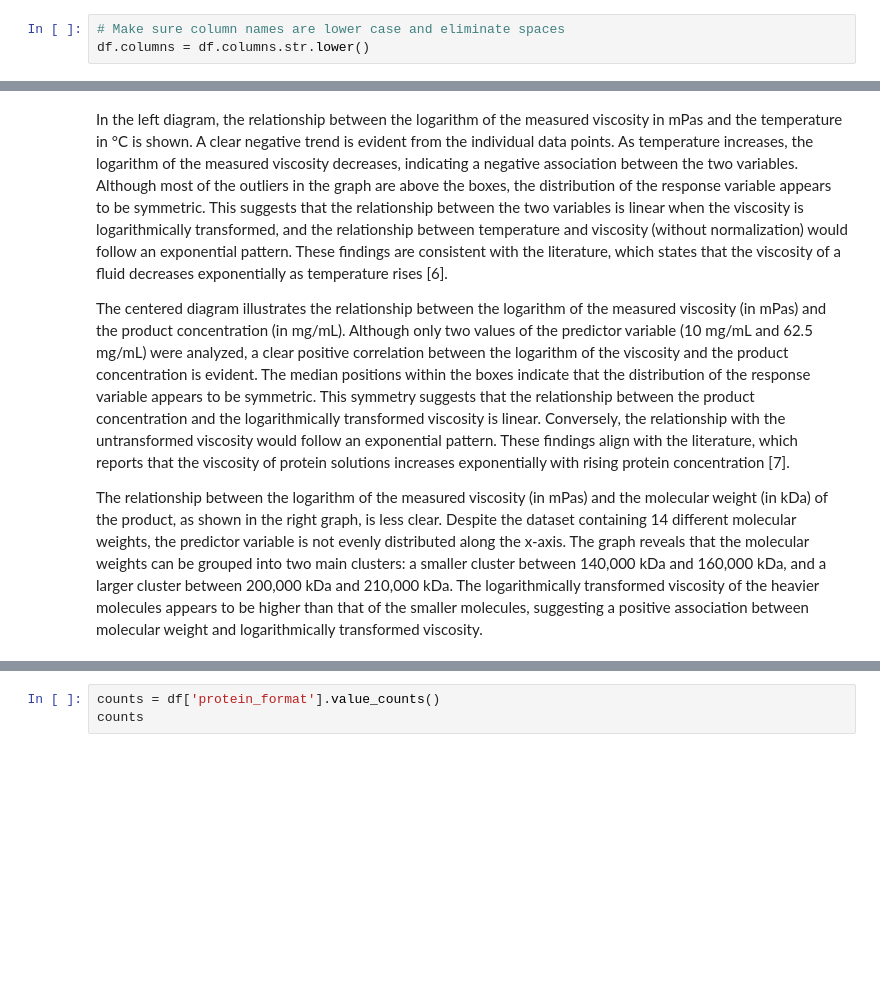
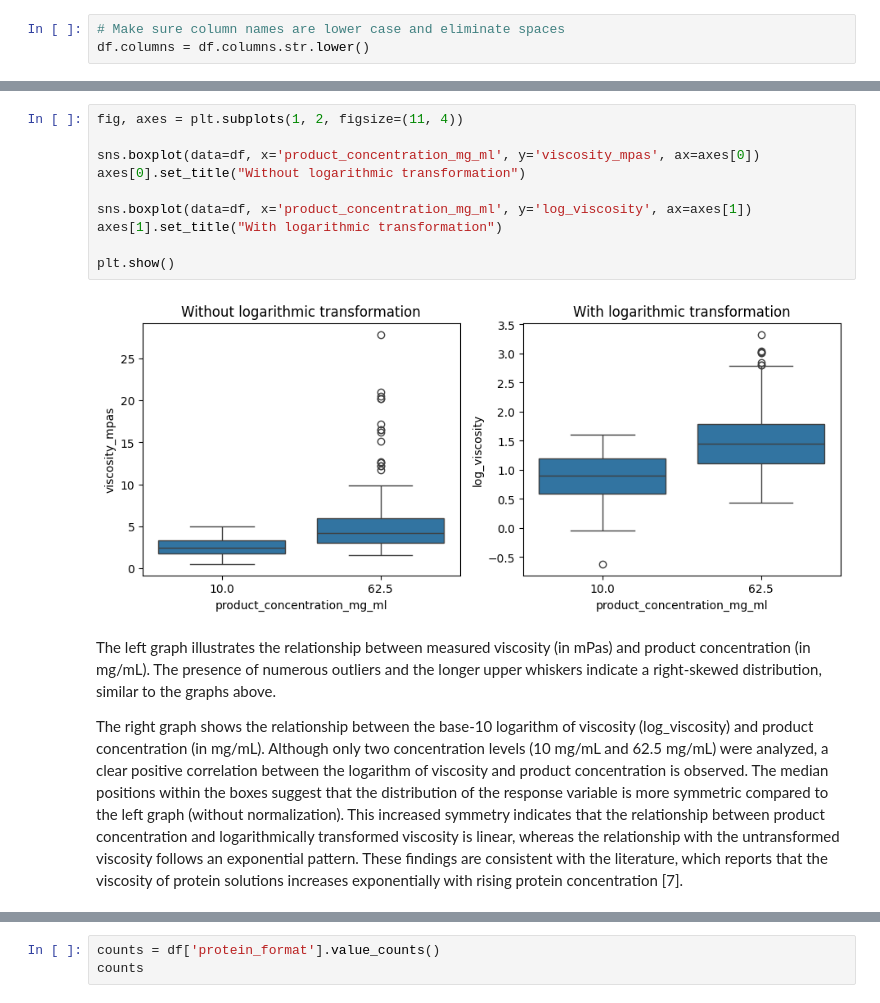
Before and after one commit to hempelt/project, a Jupyter notebook: reports/report.ipynb, the cells around one changed output, grey strips where cells are left out. Cells and saved outputs as stored; diff of their text form; blank space fills up the shorter version.

```diff
--- a/reports/report.ipynb
+++ b/reports/report.ipynb
@@ -176,7 +173,17 @@ plt.show()
+# %%
+fig, axes = plt.subplots(1, 2, figsize=(11, 4))
+
+sns.boxplot(data=df, x='product_concentration_mg_ml', y='viscosity_mpas', ax=axes[0])
+axes[0].set_title("Without logarithmic transformation")
+
+sns.boxplot(data=df, x='product_concentration_mg_ml', y='log_viscosity', ax=axes[1])
+axes[1].set_title("With logarithmic transformation")
+
+plt.show()
+# %% [output]
+[figure, added]
 # %% [markdown]
-In the left diagram, the relationship between the logarithm of the measured viscosity in mPas and the temperature in °C is shown. A clear negative trend is evident from the individual data points. As temperature increases, the logarithm of the measured viscosity decreases, indicating a negative association between the two variables. Although most of the outliers in the graph are above the boxes, the distribution of the response variable appears to be symmetric. This suggests that the relationship between the two variables is linear when the viscosity is logarithmically transformed, and the relationship between temperature and viscosity (without normalization) would follow an exponential pattern. These findings are consistent with the literature, which states that the viscosity of a fluid decreases exponentially as temperature rises [6].
+The left graph illustrates the relationship between measured viscosity (in mPas) and product concentration (in mg/mL). The presence of numerous outliers and the longer upper whiskers indicate a right-skewed distribution, similar to the graphs above.
 
-The centered diagram illustrates the relationship between the logarithm of the measured viscosity (in mPas) and the product concentration (in mg/mL). Although only two values of the predictor variable (10 mg/mL and 62.5 mg/mL) were analyzed, a clear positive correlation between the logarithm of the viscosity and the product concentration is evident. The median positions within the boxes indicate that the distribution of the response variable appears to be symmetric. This symmetry suggests that the relationship between the product concentration and the logarithmically transformed viscosity is linear. Conversely, the relationship with the untransformed viscosity would follow an exponential pattern. These findings align with the literature, which reports that the viscosity of protein solutions increases exponentially with rising protein concentration [7].
-
-The relationship between the logarithm of the measured viscosity (in mPas) and the molecular weight (in kDa) of the product, as shown in the right graph, is less clear. Despite the dataset containing 14 different molecular weights, the predictor variable is not evenly distributed along the x-axis. The graph reveals that the molecular weights can be grouped into two main clusters: a smaller cluster between 140,000 kDa and 160,000 kDa, and a larger cluster between 200,000 kDa and 210,000 kDa. The logarithmically transformed viscosity of the heavier molecules appears to be higher than that of the smaller molecules, suggesting a positive association between molecular weight and logarithmically transformed viscosity.
+The right graph shows the relationship between the base-10 logarithm of viscosity (log_viscosity) and product concentration (in mg/mL). Although only two concentration levels (10 mg/mL and 62.5 mg/mL) were analyzed, a clear positive correlation between the logarithm of viscosity and product concentration is observed. The median positions within the boxes suggest that the distribution of the response variable is more symmetric compared to the left graph (without normalization). This increased symmetry indicates that the relationship between product concentration and logarithmically transformed viscosity is linear, whereas the relationship with the untransformed viscosity follows an exponential pattern. These findings are consistent with the literature, which reports that the viscosity of protein solutions increases exponentially with rising protein concentration [7].
 # %%
```
Also changed, not shown: parts of 28 cells of this notebook.
